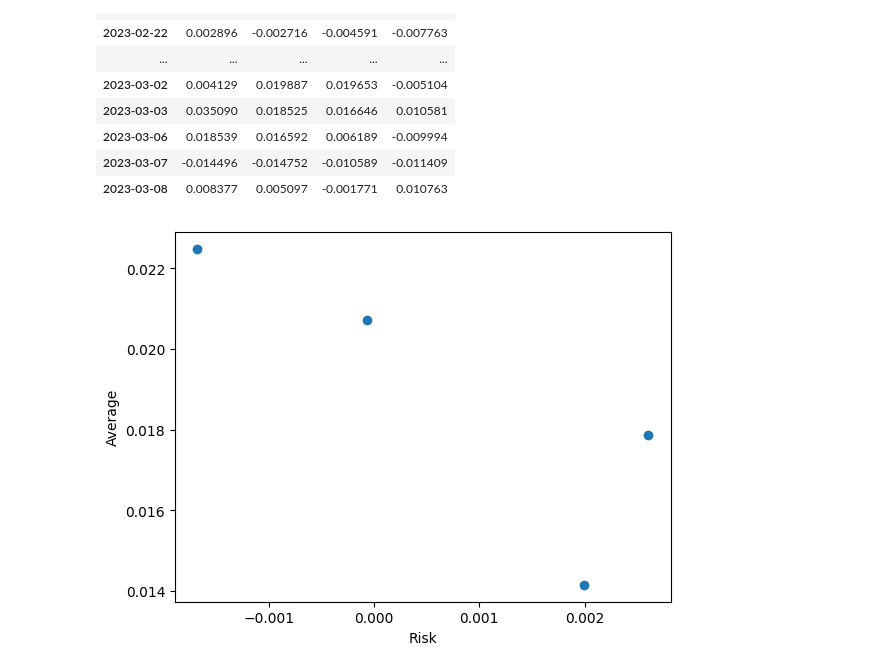
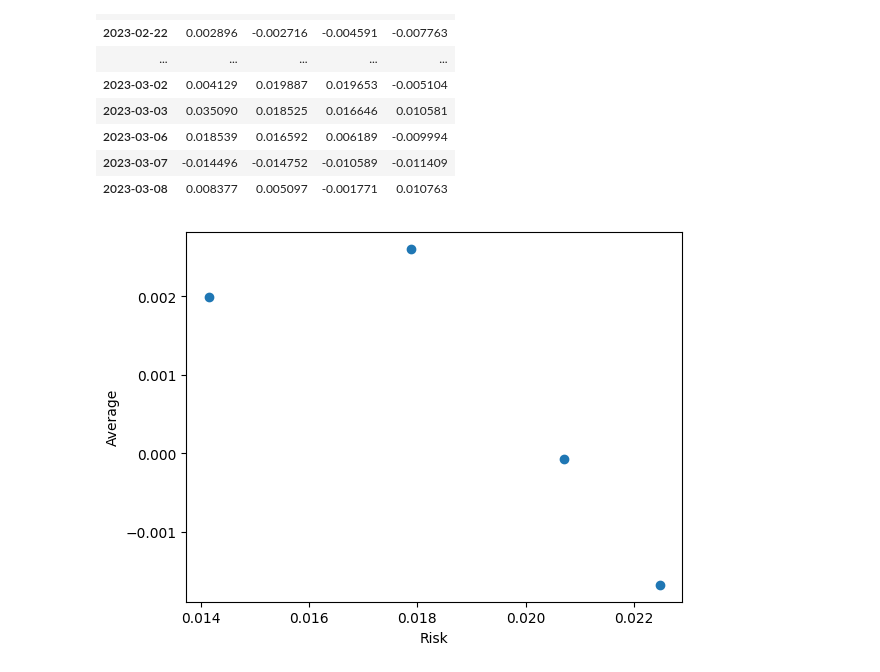
Before and after one commit to vrishankmalviya/Quantative-analysis-of-Stocks, a Jupyter notebook: Code/stocks.ipynb, the cells around one changed output. Saved outputs shown, nothing was run; the diff lists cells and outputs as text; code cells hidden in the pictures.

```diff
--- a/Code/stocks.ipynb
+++ b/Code/stocks.ipynb
@@ -140,10 +140,13 @@ dr.head(20)
 # %%
 avg=dr.mean()
 rt=dr.std()
 
-plt.scatter(avg,rt)
+
+risk_return_df = pd.DataFrame({'Risk': rt, 'Average Daily Return': avg})
+
+plt.scatter(risk_return_df['Risk'],risk_return_df['Average Daily Return'])
 plt.xlabel('Risk')
 plt.ylabel('Average')
 plt.show()
 # %% [output]
-[figure, old version]
+[figure, new version]
```
